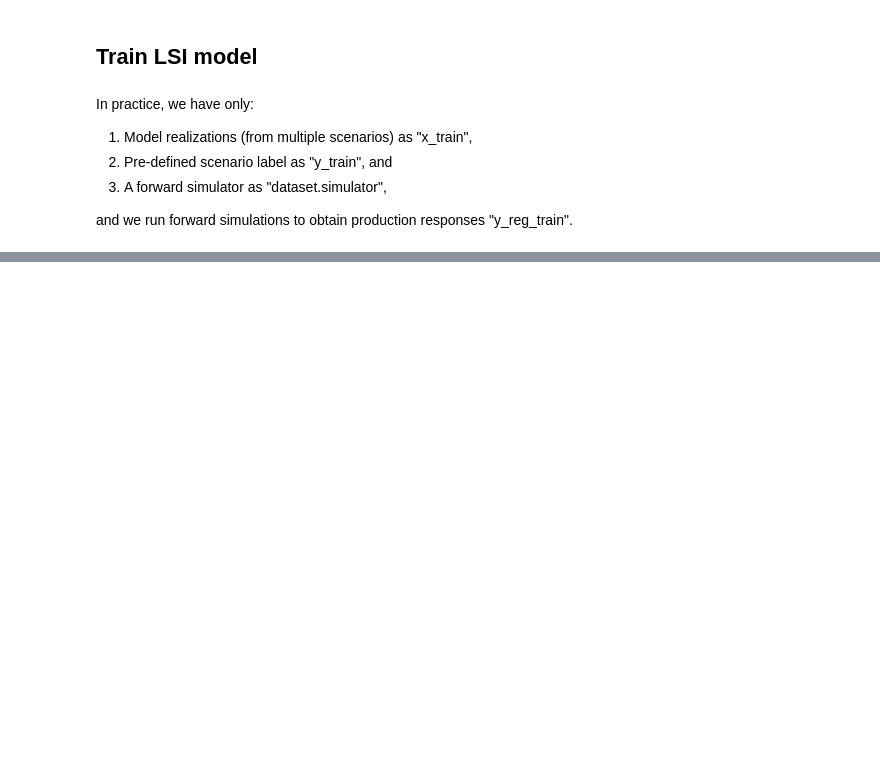
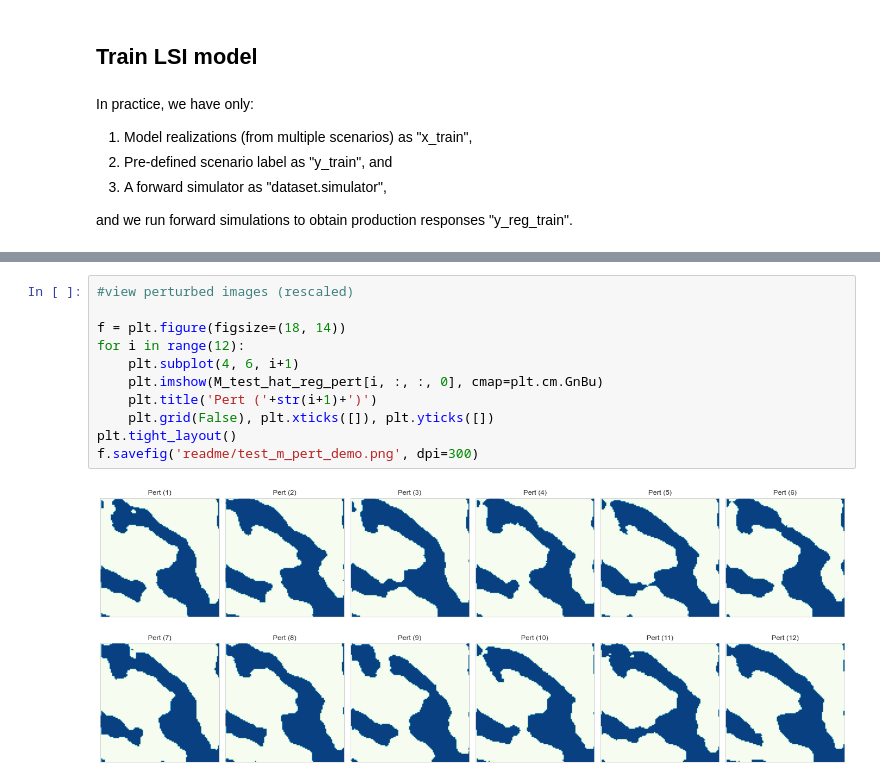
Before and after one commit to rsyamil/latent-space-inversion-lsi, a Jupyter notebook: 2d-fluvial/lsi-demo.ipynb, the cells around one changed output, grey strips where cells are left out. Drawn from its saved outputs; the diff is of its cells as text; blank space fills up the shorter version.

```diff
--- a/2d-fluvial/lsi-demo.ipynb
+++ b/2d-fluvial/lsi-demo.ipynb
@@ -173,0 +248,13 @@ util.plot_cube(np.squeeze(m_ref_hat))
+# %%
+#view perturbed images (rescaled)
+
+f = plt.figure(figsize=(18, 14))
+for i in range(12):
+    plt.subplot(4, 6, i+1)
+    plt.imshow(M_test_hat_reg_pert[i, :, :, 0], cmap=plt.cm.GnBu)
+    plt.title('Pert ('+str(i+1)+')')
+    plt.grid(False), plt.xticks([]), plt.yticks([])
+plt.tight_layout()
+f.savefig('readme/test_m_pert_demo.png', dpi=300)
+# %% [output]
+[figure, added]
```
Also changed, not shown: parts of 15 cells of this notebook, 33 other files.
